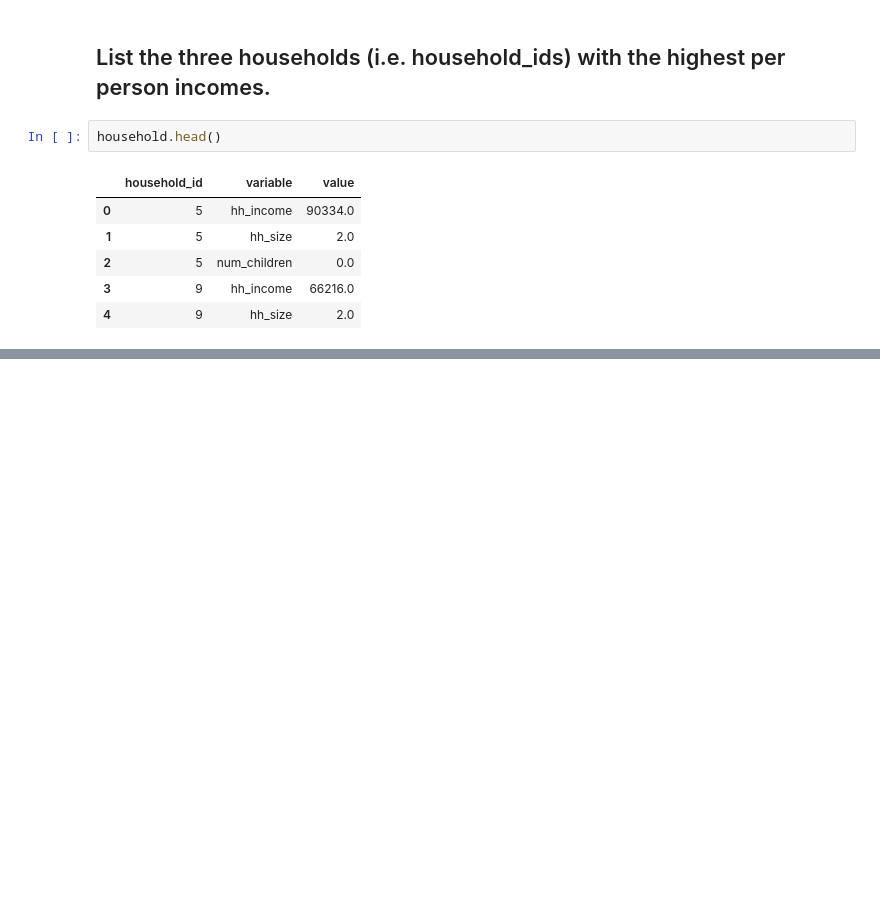
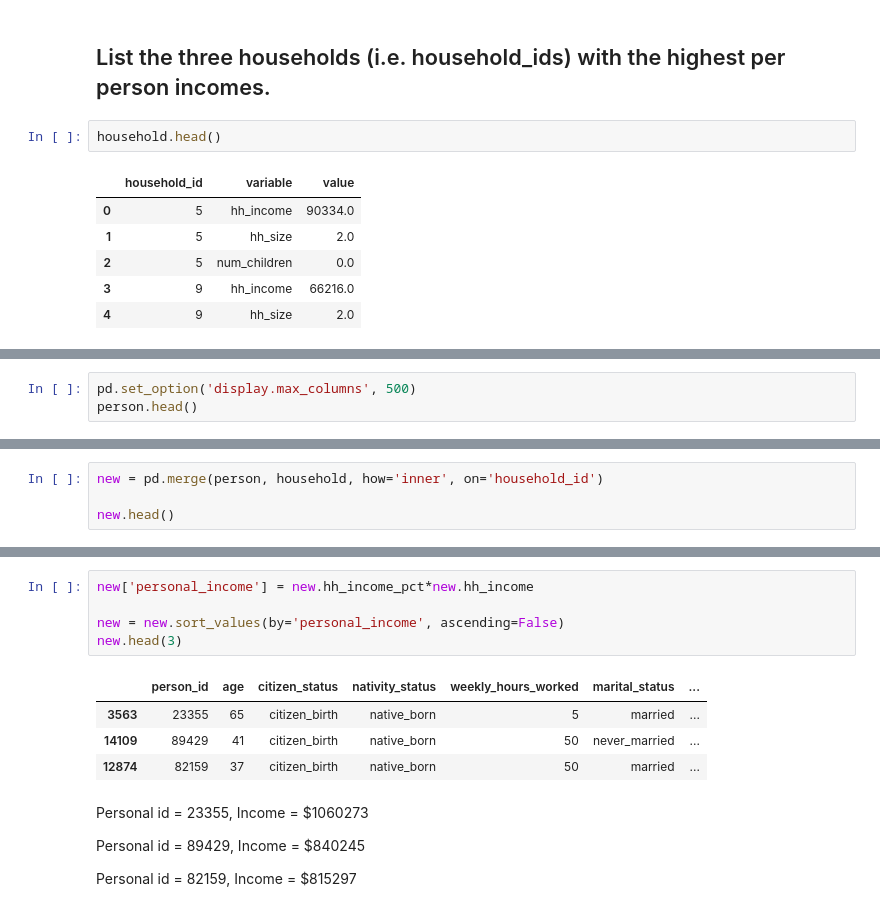
Before and after one commit to Lidetsal/Code_Practice, a Jupyter notebook: Alemu.ipynb, the cells around one changed output, grey strips where cells are left out. Saved outputs shown, nothing was run; the diff lists cells and outputs as text; blank space fills up the shorter version.

```diff
--- a/Alemu.ipynb
+++ b/Alemu.ipynb
@@ -150,0 +147,3 @@ KeyError: 'hh_size'
+# %%
+pd.set_option('display.max_columns', 500)
+person.head()
@@ -150,0 +167,4 @@ KeyError: 'hh_size'
+# %%
+new = pd.merge(person, household, how='inner', on='household_id')
+
+new.head()
@@ -150,0 +178,18 @@ KeyError: 'hh_size'
+# %%
+new['personal_income'] = new.hh_income_pct*new.hh_income
+
+new = new.sort_values(by='personal_income', ascending=False)
+new.head(3)
+# %% [output]
+|  | person_id | age | citizen_status | nativity_status | weekly_hours_worked | marital_status | ... |
+| 3563 | 23355 | 65 | citizen_birth | native_born | 5 | married | ... |
+| 14109 | 89429 | 41 | citizen_birth | native_born | 50 | never_married | ... |
+| 12874 | 82159 | 37 | citizen_birth | native_born | 50 | married | ... |
+# %% [markdown]
+Personal id = 23355, Income = $1060273
+
+
+Personal id = 89429, Income = $840245
+
+
+Personal id = 82159, Income = $815297
```
Also changed, not shown: parts of 21 cells of this notebook, 1 other file.
